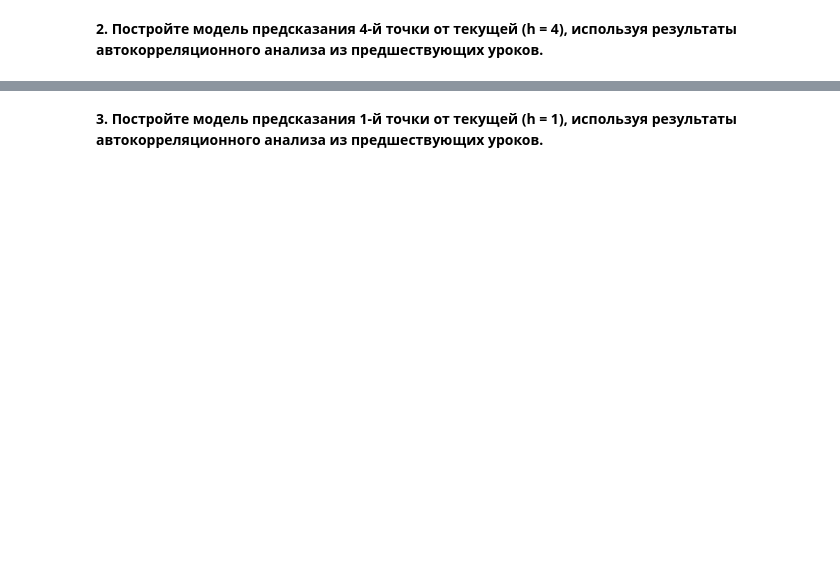
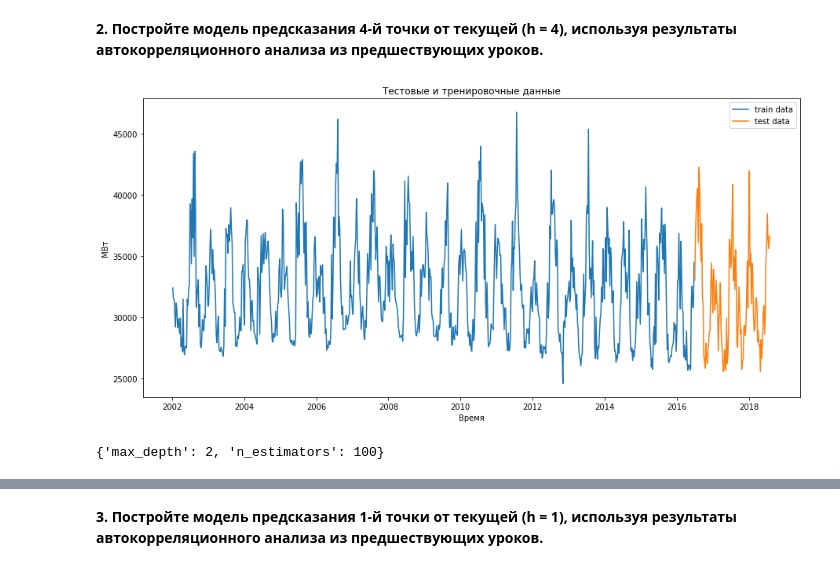
Before and after one commit to studentotlichnik/ML_in_business, a Jupyter notebook: Homework_4.ipynb, the cells around one changed output, grey strips where cells are left out. Drawn from its saved outputs; the diff is of its cells as text; code cells hidden in the pictures; blank space fills up the shorter version.

```diff
--- a/Homework_4.ipynb
+++ b/Homework_4.ipynb
@@ -166,0 +199,17 @@ y_test_pred_4 = model_rfr.predict(X_test_4)
+# %%
+h = 4
+
+X_train = train.iloc[:-h, :]
+y_train = train['PJME_MW'].values[h:]
+X_test = test.iloc[:-h, :]
+y_test = test['PJME_MW'].values[h:]
+
+plt.figure(figsize=(15, 7))
+plt.xlabel('Время')
+plt.ylabel('МВт')
+plt.plot(train.index.get_level_values('Date'), train['PJME_MW'], label='train data' )
+plt.plot(test.index.get_level_values('Date'), test['PJME_MW'], label='test data')
+plt.title('Тестовые и тренировочные данные')
+plt.legend();
+# %% [output]
+[figure, added]
@@ -166,0 +220,16 @@ y_test_pred_4 = model_rfr.predict(X_test_4)
+# %%
+X_train_, X_test_ = X_train.loc[:, important_features_top], X_test.loc[:, important_features_top]
+
+regressor = GradientBoostingRegressor(n_estimators=100, random_state=42)
+
+params = {'n_estimators': np.array(range(10, 110, 10)),
+          'max_depth': np.array(range(2, 7, 1))
+}
+
+search = GridSearchCV(regressor, param_grid=params, scoring='neg_mean_squared_error', cv=tss, n_jobs=1)
+
+search.fit(X_train_, y_train)
+
+search.best_params_
+# %% [output]
+{'max_depth': 2, 'n_estimators': 100}
```
Also changed, not shown: parts of 41 cells of this notebook.
